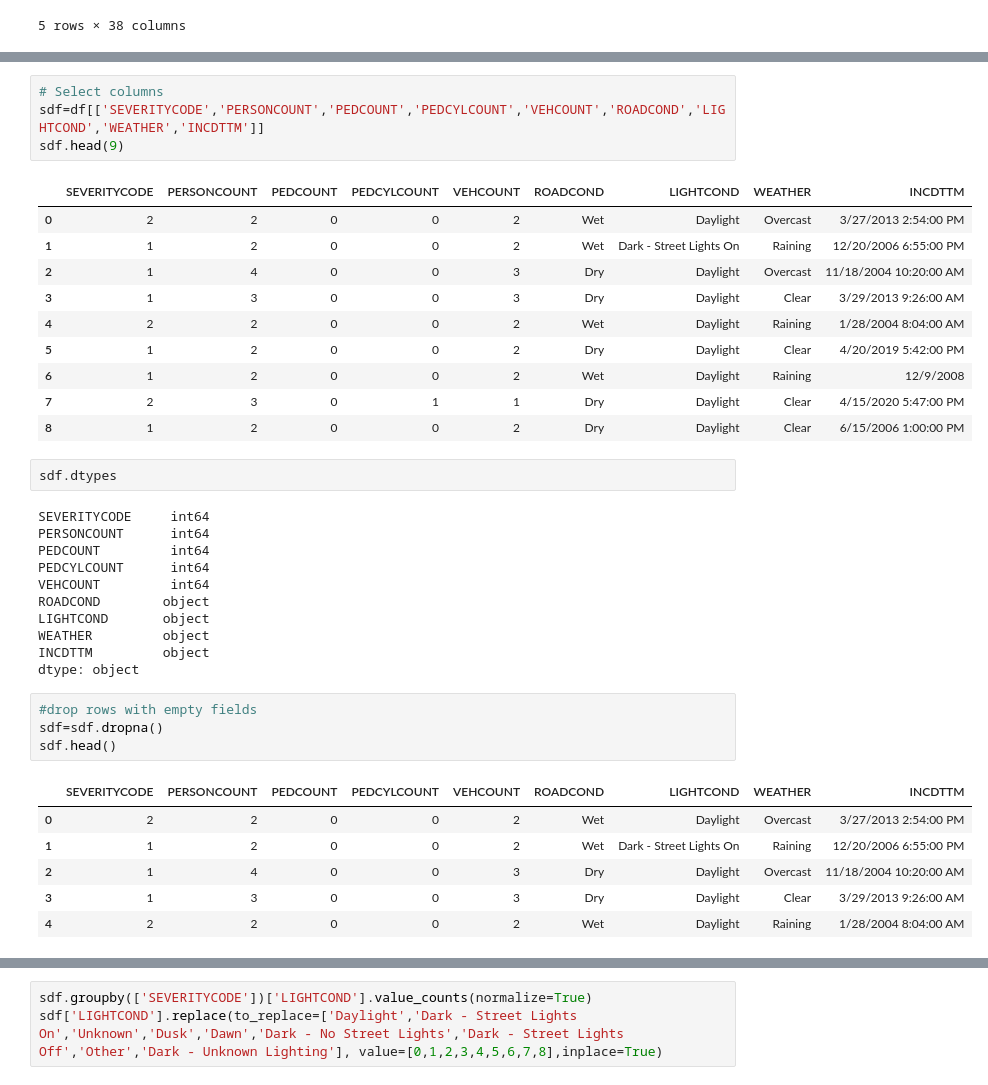
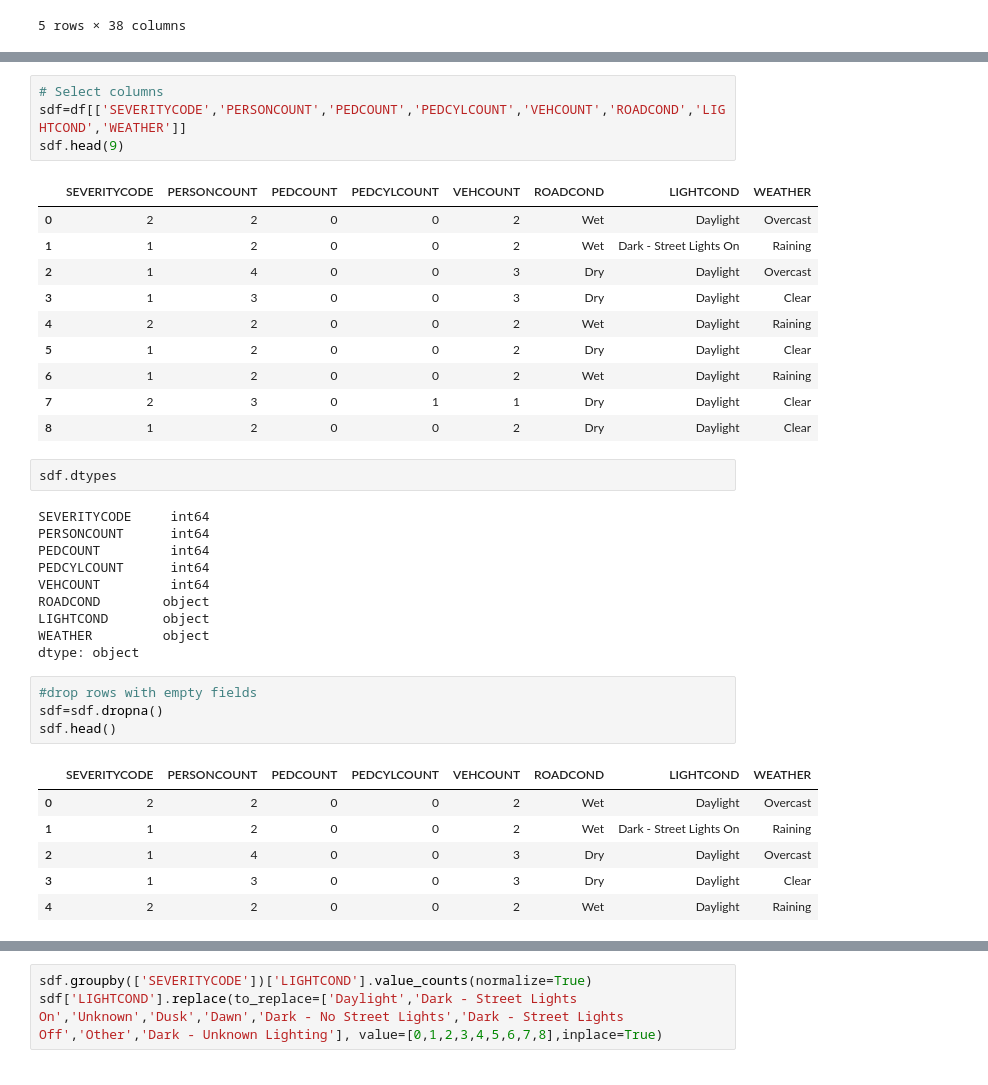
Before and after one commit to leaenbinario/Coursera_Capstone, a Jupyter notebook: Coursera_Capstone.ipynb, the cells around one changed output, grey strips where cells are left out. Saved outputs shown, nothing was run; the diff lists cells and outputs as text.

```diff
--- a/Coursera_Capstone.ipynb
+++ b/Coursera_Capstone.ipynb
@@ -64,19 +69,19 @@ df.describe()
 | max | 2.000000 | -122.238949 | 47.734142 | 219547.000000 | 331454.000000 | 332954.000000 | 757580.000000 | 2.000000 | 81.000000 | ... |
 # %%
 # Select columns
-sdf=df[['SEVERITYCODE','PERSONCOUNT','PEDCOUNT','PEDCYLCOUNT','VEHCOUNT','ROADCOND','LIGHTCOND','WEATHER','INCDTTM']]
+sdf=df[['SEVERITYCODE','PERSONCOUNT','PEDCOUNT','PEDCYLCOUNT','VEHCOUNT','ROADCOND','LIGHTCOND','WEATHER']]
 sdf.head(9)
 # %% [output]
-|  | SEVERITYCODE | PERSONCOUNT | PEDCOUNT | PEDCYLCOUNT | VEHCOUNT | ROADCOND | LIGHTCOND | WEATHER | INCDTTM |
-| 0 | 2 | 2 | 0 | 0 | 2 | Wet | Daylight | Overcast | 3/27/2013 2:54:00 PM |
-| 1 | 1 | 2 | 0 | 0 | 2 | Wet | Dark - Street Lights On | Raining | 12/20/2006 6:55:00 PM |
-| 2 | 1 | 4 | 0 | 0 | 3 | Dry | Daylight | Overcast | 11/18/2004 10:20:00 AM |
-| 3 | 1 | 3 | 0 | 0 | 3 | Dry | Daylight | Clear | 3/29/2013 9:26:00 AM |
-| 4 | 2 | 2 | 0 | 0 | 2 | Wet | Daylight | Raining | 1/28/2004 8:04:00 AM |
-| 5 | 1 | 2 | 0 | 0 | 2 | Dry | Daylight | Clear | 4/20/2019 5:42:00 PM |
-| 6 | 1 | 2 | 0 | 0 | 2 | Wet | Daylight | Raining | 12/9/2008 |
-| 7 | 2 | 3 | 0 | 1 | 1 | Dry | Daylight | Clear | 4/15/2020 5:47:00 PM |
-| 8 | 1 | 2 | 0 | 0 | 2 | Dry | Daylight | Clear | 6/15/2006 1:00:00 PM |
+|  | SEVERITYCODE | PERSONCOUNT | PEDCOUNT | PEDCYLCOUNT | VEHCOUNT | ROADCOND | LIGHTCOND | WEATHER |
+| 0 | 2 | 2 | 0 | 0 | 2 | Wet | Daylight | Overcast |
+| 1 | 1 | 2 | 0 | 0 | 2 | Wet | Dark - Street Lights On | Raining |
+| 2 | 1 | 4 | 0 | 0 | 3 | Dry | Daylight | Overcast |
+| 3 | 1 | 3 | 0 | 0 | 3 | Dry | Daylight | Clear |
+| 4 | 2 | 2 | 0 | 0 | 2 | Wet | Daylight | Raining |
+| 5 | 1 | 2 | 0 | 0 | 2 | Dry | Daylight | Clear |
+| 6 | 1 | 2 | 0 | 0 | 2 | Wet | Daylight | Raining |
+| 7 | 2 | 3 | 0 | 1 | 1 | Dry | Daylight | Clear |
+| 8 | 1 | 2 | 0 | 0 | 2 | Dry | Daylight | Clear |
 # %%
 sdf.dtypes
 # %% [output]
@@ -88,18 +93,17 @@ VEHCOUNT         int64
 ROADCOND        object
 LIGHTCOND       object
 WEATHER         object
-INCDTTM         object
 dtype: object
 # %%
 #drop rows with empty fields
 sdf=sdf.dropna()
 sdf.head()
 # %% [output]
-|  | SEVERITYCODE | PERSONCOUNT | PEDCOUNT | PEDCYLCOUNT | VEHCOUNT | ROADCOND | LIGHTCOND | WEATHER | INCDTTM |
-| 0 | 2 | 2 | 0 | 0 | 2 | Wet | Daylight | Overcast | 3/27/2013 2:54:00 PM |
-| 1 | 1 | 2 | 0 | 0 | 2 | Wet | Dark - Street Lights On | Raining | 12/20/2006 6:55:00 PM |
-| 2 | 1 | 4 | 0 | 0 | 3 | Dry | Daylight | Overcast | 11/18/2004 10:20:00 AM |
-| 3 | 1 | 3 | 0 | 0 | 3 | Dry | Daylight | Clear | 3/29/2013 9:26:00 AM |
-| 4 | 2 | 2 | 0 | 0 | 2 | Wet | Daylight | Raining | 1/28/2004 8:04:00 AM |
+|  | SEVERITYCODE | PERSONCOUNT | PEDCOUNT | PEDCYLCOUNT | VEHCOUNT | ROADCOND | LIGHTCOND | WEATHER |
+| 0 | 2 | 2 | 0 | 0 | 2 | Wet | Daylight | Overcast |
+| 1 | 1 | 2 | 0 | 0 | 2 | Wet | Dark - Street Lights On | Raining |
+| 2 | 1 | 4 | 0 | 0 | 3 | Dry | Daylight | Overcast |
+| 3 | 1 | 3 | 0 | 0 | 3 | Dry | Daylight | Clear |
+| 4 | 2 | 2 | 0 | 0 | 2 | Wet | Daylight | Raining |
 # %%
 #Pass to datetime format
```
Also changed, not shown: parts of 7 cells of this notebook.
